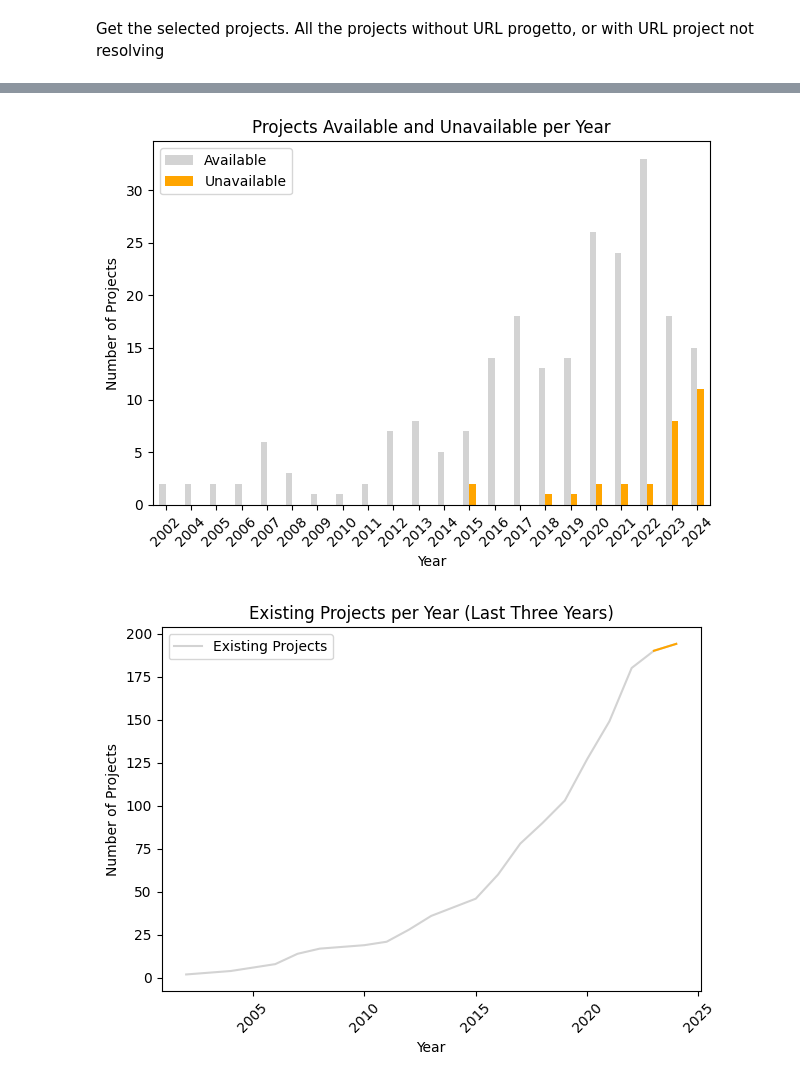
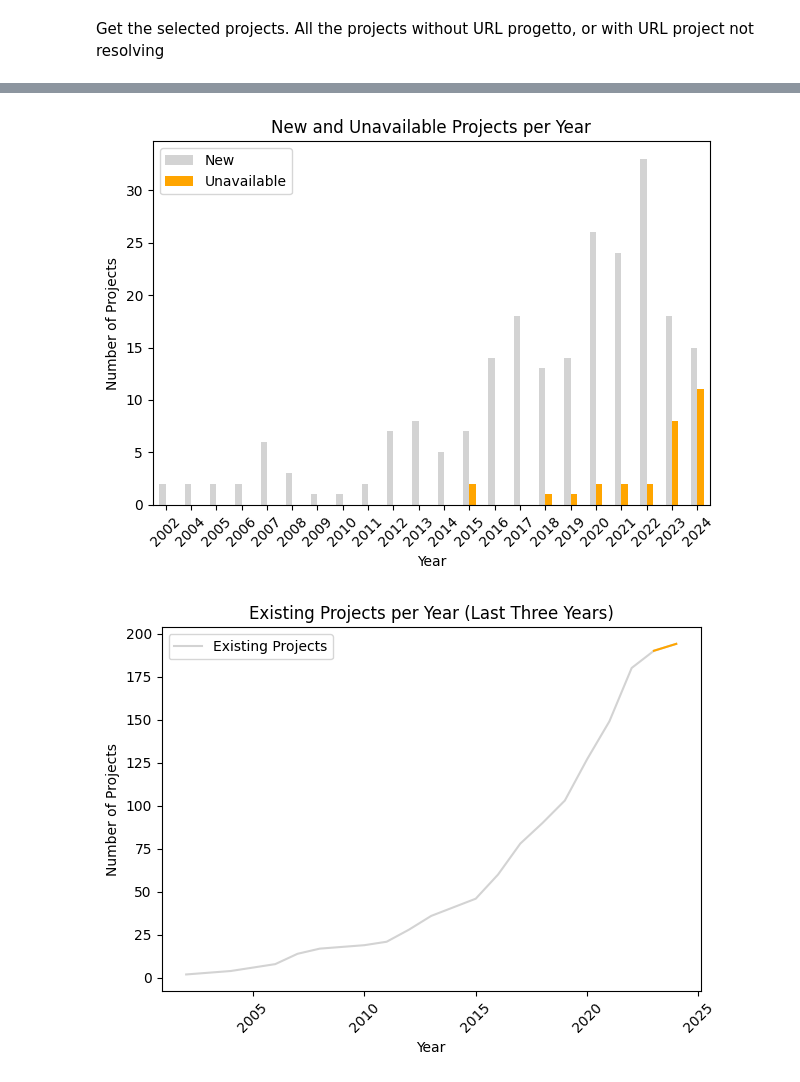
Before and after one commit to gspinaci/Vita-e-morte-DH-projects, a Jupyter notebook: dataset/input/make_chart.ipynb, the cells around one changed output, grey strips where cells are left out. Saved outputs shown, nothing was run; the diff lists cells and outputs as text; code cells hidden in the pictures.

Commit message:
Added new chart and fixed some labeling

```diff
--- a/dataset/input/make_chart.ipynb
+++ b/dataset/input/make_chart.ipynb
@@ -153,41 +153,41 @@ New dataset downloaded successfully and saved to /Users/gspinaci/projects/Vita-e
 # %%
 # Extract the year from the 'First_Seen' and 'Last_Seen' columns
 data[KEY_URL_PROGETTO_FIRST_SEEN] = pd.to_datetime(data[KEY_URL_PROGETTO_FIRST_SEEN], errors='coerce')
 data[KEY_URL_PROGETTO_LAST_SEEN] = pd.to_datetime(data[KEY_URL_PROGETTO_LAST_SEEN], errors='coerce')
 data['Year_First_Seen'] = data[KEY_URL_PROGETTO_FIRST_SEEN].dt.year
 data['Year_Last_Seen'] = data[KEY_URL_PROGETTO_LAST_SEEN].dt.year
 
-# Calculate born projects
-born_projects = data['Year_First_Seen'].value_counts().sort_index()
+# Calculate new projects
+new_projects = data['Year_First_Seen'].value_counts().sort_index()
 
-# Calculate dead projects
+# Calculate unavailable projects
 unavailable_projects = data[(data[KEY_URL_PROGETTO_LAST_SEEN].notna()) & (data[SITO_FUNZIONANTE] == False)]['Year_Last_Seen'].value_counts().sort_index()
 
 # Create a DataFrame for plotting
-years = sorted(set(born_projects.index).union(set(unavailable_projects.index)))
-available_counts = [born_projects.get(year, 0) for year in years]
+years = sorted(set(new_projects.index).union(set(unavailable_projects.index)))
+new_counts = [new_projects.get(year, 0) for year in years]
 unavailable_counts = [unavailable_projects.get(year, 0) for year in years]
 
 df_years = pd.DataFrame({
   'Year': years,
-  'Available': available_counts,
+  'New': new_counts,
   'Unavailable': unavailable_counts
 })
 
 # Convert 'Year' column to integer for better readability on x-axis
 df_years['Year'] = df_years['Year'].astype(int)
 
 # Plot the bar chart
 fig, ax = plt.subplots()
-df_years.plot(kind='bar', x='Year', y=['Available', 'Unavailable'], ax=ax, color=['lightgrey', 'orange'])
-ax.set_title('Projects Available and Unavailable per Year')
+df_years.plot(kind='bar', x='Year', y=['New', 'Unavailable'], ax=ax, color=['lightgrey', 'orange'])
+ax.set_title('New and Unavailable Projects per Year')
 ax.set_xlabel('Year')
 ax.set_ylabel('Number of Projects')
 plt.xticks(rotation=45)
 plt.tight_layout()
 
 plt.show()
 # %% [output]
-[figure, old version]
+[figure, new version]
 # %%
 # Plot the line graph for existing projects per year
```
Also changed, not shown: parts of 6 cells of this notebook.
